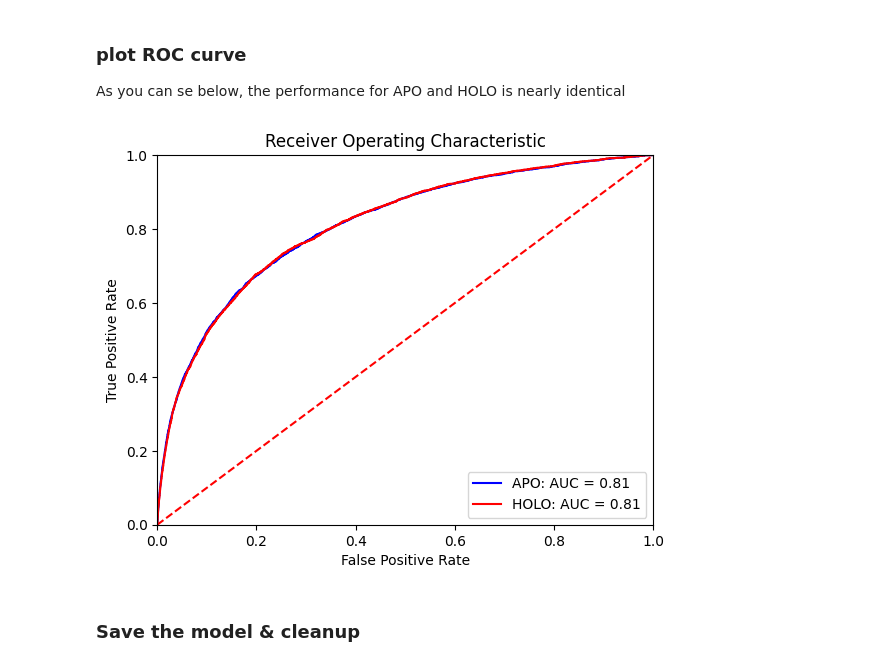
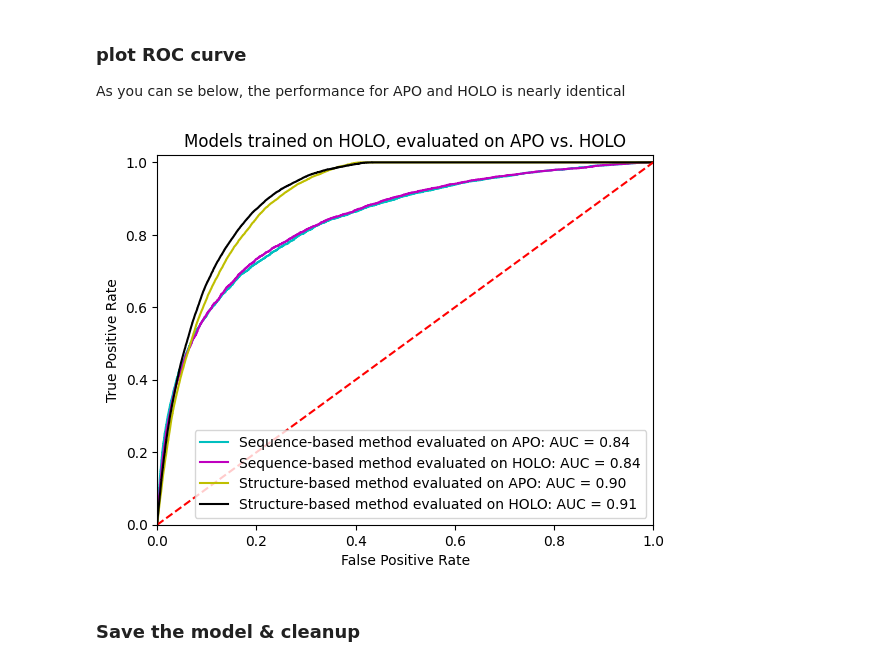
Before and after one commit to skrhakv/deeplife-project, a Jupyter notebook: src/models.ipynb, the cells around one changed output. Saved outputs shown, nothing was run; the diff lists cells and outputs as text; code cells hidden in the pictures.

```diff
--- a/src/models.ipynb
+++ b/src/models.ipynb
@@ -135,11 +220,11 @@ Compile with `TORCH_USE_CUDA_DSA` to enable device-side assertions.
 Train the method on HOLO sequences, evaluate on APO and HOLO test set.
 # %%
 model_0 = CryptoBenchClassifier().to(device)
-epochs = 120
+epochs = 80
 
 # Create an optimizer
 optimizer = torch.optim.Adam(params=model_0.parameters(),
-                            lr=0.0001)
+                            lr=0.0001, weight_decay=5e-4)
 
 X_train, y_train = train_dataset_holo[:]
 X_test_holo, y_test_holo = test_dataset_holo[:]
@@ -199,8 +284,8 @@ for epoch in range(epochs):
         # compute metrics on test dataset
         test_acc_holo = accuracy_fn(y_true=y_test_holo,
                                y_pred=test_pred)
-        fpr_holo, tpr_holo, thresholds_holo = metrics.roc_curve(y_test_holo.cpu().numpy(), torch.sigmoid(test_logits).cpu().numpy())
-        roc_auc_holo = metrics.auc(fpr_holo, tpr_holo)
+        fpr_holo_seq, tpr_holo_seq, thresholds_holo = metrics.roc_curve(y_test_holo.cpu().numpy(), torch.sigmoid(test_logits).cpu().numpy())
+        roc_auc_holo_seq = metrics.auc(fpr_holo_seq, tpr_holo_seq)
 
         mcc_holo = metrics.matthews_corrcoef(y_test_holo.cpu().numpy(), test_pred.cpu().numpy())
 
@@ -217,12 +302,12 @@ for epoch in range(epochs):
         # compute metrics on test dataset
         test_acc_apo = accuracy_fn(y_true=y_test_apo,
                                y_pred=test_pred)
-        fpr_apo, tpr_apo, thresholds_apo = metrics.roc_curve(y_test_apo.cpu().numpy(), torch.sigmoid(test_logits).cpu().numpy())
-        roc_auc_apo = metrics.auc(fpr_apo, tpr_apo)
+        fpr_apo_seq, tpr_apo_seq, thresholds_apo = metrics.roc_curve(y_test_apo.cpu().numpy(), torch.sigmoid(test_logits).cpu().numpy())
+        roc_auc_apo_seq = metrics.auc(fpr_apo_seq, tpr_apo_seq)
 
         mcc_apo = metrics.matthews_corrcoef(y_test_apo.cpu().numpy(), test_pred.cpu().numpy())
     if epoch % 10 == 0:
-        print(f"APO  - Epoch: {epoch} | Loss: {loss:.5f}, Accuracy: {test_acc_apo:.2f}% | Test loss: {test_loss_apo:.5f}, AUC: {roc_auc_apo}, MCC: {mcc_apo}")
-        print(f"HOLO - Epoch: {epoch} | Loss: {loss:.5f}, Accuracy: {test_acc_holo:.2f}% | Test loss: {test_loss_holo:.5f}, AUC: {roc_auc_holo}, MCC: {mcc_holo}")
+        print(f"APO  - Epoch: {epoch} | Loss: {loss:.5f}, Accuracy: {test_acc_apo:.2f}% | Test loss: {test_loss_apo:.5f}, AUC: {roc_auc_apo_seq}, MCC: {mcc_apo}")
+        print(f"HOLO - Epoch: {epoch} | Loss: {loss:.5f}, Accuracy: {test_acc_holo:.2f}% | Test loss: {test_loss_holo:.5f}, AUC: {roc_auc_apo_seq}, MCC: {mcc_holo}")
 # %% [output]
 Class weights: tensor([ 0.5183, 14.1635], device='cuda:0')
@@ -254,15 +339,18 @@ plt.legend()
 ### plot ROC curve
 As you can se below, the performance for APO and HOLO is nearly identical
 # %%
-plt.title('Receiver Operating Characteristic')
-plt.plot(fpr_apo, tpr_apo, 'b', label = 'APO: AUC = %0.2f' % roc_auc_apo)
-plt.plot(fpr_holo, tpr_holo, 'r', label = 'HOLO: AUC = %0.2f' % roc_auc_holo)
+plt.title('Models trained on HOLO, evaluated on APO vs. HOLO')
+plt.plot(fpr_apo_seq, tpr_apo_seq, 'c', label = 'Sequence-based method evaluated on APO: AUC = %0.2f' % roc_auc_apo_seq)
+plt.plot(fpr_holo_seq, tpr_holo_seq, 'm', label = 'Sequence-based method evaluated on HOLO: AUC = %0.2f' % roc_auc_holo_seq)
+plt.plot(fpr_apo, tpr_apo, 'y', label = 'Structure-based method evaluated on APO: AUC = %0.2f' % roc_auc_apo)
+plt.plot(fpr_holo, tpr_holo, 'k', label = 'Structure-based method evaluated on HOLO: AUC = %0.2f' % roc_auc_holo)
+
 plt.legend(loc = 'lower right')
 plt.plot([0, 1], [0, 1],'r--')
 plt.xlim([0, 1])
-plt.ylim([0, 1])
+plt.ylim([0, 1.02])
 plt.ylabel('True Positive Rate')
 plt.xlabel('False Positive Rate')
 plt.show()
 # %% [output]
-[figure, old version]
+[figure, new version]
```
Also changed, not shown: parts of 35 cells of this notebook.
